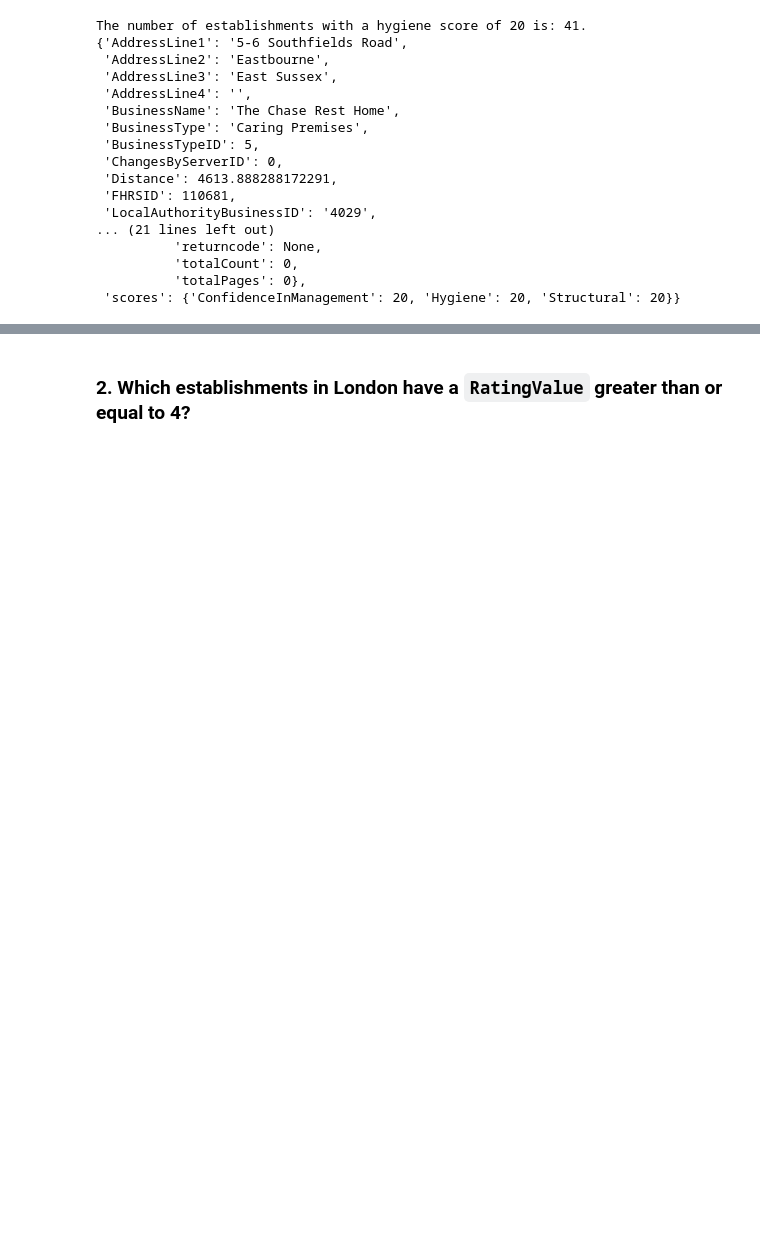
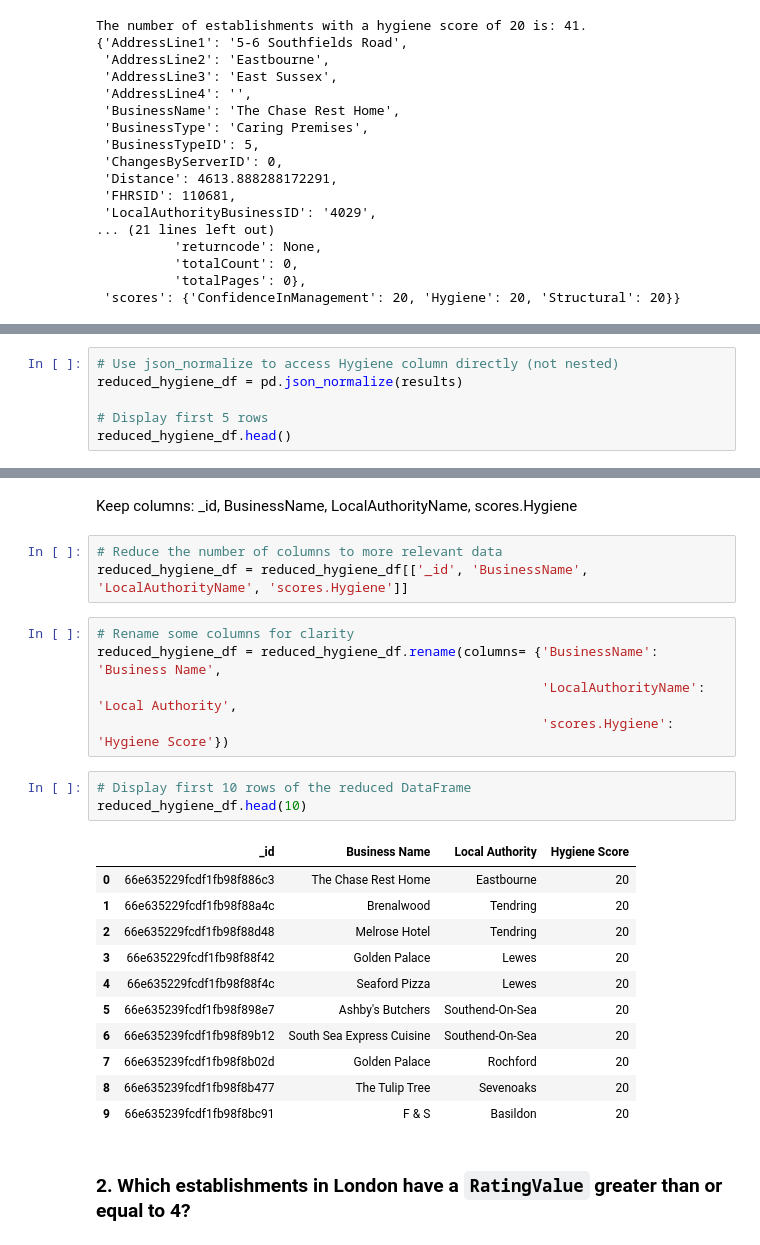
Before and after one commit to nickbartram/nosql-challenge, a Jupyter notebook: NoSQL_analysis_starter.ipynb, the cells around one changed output, grey strips where cells are left out. Drawn from its saved outputs; the diff is of its cells as text; blank space fills up the shorter version.

```diff
--- a/NoSQL_analysis_starter.ipynb
+++ b/NoSQL_analysis_starter.ipynb
@@ -103,0 +106,6 @@ hygiene_df.head(10)
+# %%
+# Use json_normalize to access Hygiene column directly (not nested)
+reduced_hygiene_df = pd.json_normalize(results)
+
+# Display first 5 rows
+reduced_hygiene_df.head()
@@ -104,3 +137,28 @@ hygiene_df.head(10)
+# %% [markdown]
+Keep columns: _id, BusinessName, LocalAuthorityName, scores.Hygiene
+# %%
+# Reduce the number of columns to more relevant data
+reduced_hygiene_df = reduced_hygiene_df[['_id', 'BusinessName', 'LocalAuthorityName', 'scores.Hygiene']]
+# %%
+# Rename some columns for clarity
+reduced_hygiene_df = reduced_hygiene_df.rename(columns= {'BusinessName': 'Business Name',
+                                                         'LocalAuthorityName': 'Local Authority',
+                                                         'scores.Hygiene': 'Hygiene Score'})
+# %%
+# Display first 10 rows of the reduced DataFrame
+reduced_hygiene_df.head(10)
+# %% [output]
+|  | _id | Business Name | Local Authority | Hygiene Score |
+| 0 | 66e635229fcdf1fb98f886c3 | The Chase Rest Home | Eastbourne | 20 |
+| 1 | 66e635229fcdf1fb98f88a4c | Brenalwood | Tendring | 20 |
+| 2 | 66e635229fcdf1fb98f88d48 | Melrose Hotel | Tendring | 20 |
+| 3 | 66e635229fcdf1fb98f88f42 | Golden Palace | Lewes | 20 |
+| 4 | 66e635229fcdf1fb98f88f4c | Seaford Pizza | Lewes | 20 |
+| 5 | 66e635239fcdf1fb98f898e7 | Ashby's Butchers | Southend-On-Sea | 20 |
+| 6 | 66e635239fcdf1fb98f89b12 | South Sea Express Cuisine | Southend-On-Sea | 20 |
+| 7 | 66e635239fcdf1fb98f8b02d | Golden Palace | Rochford | 20 |
+| 8 | 66e635239fcdf1fb98f8b477 | The Tulip Tree | Sevenoaks | 20 |
+| 9 | 66e635239fcdf1fb98f8bc91 | F & S | Basildon | 20 |
 # %% [markdown]
 ### 2. Which establishments in London have a `RatingValue` greater than or equal to 4?
 # %%
```
Also changed, not shown: parts of 12 cells of this notebook.
